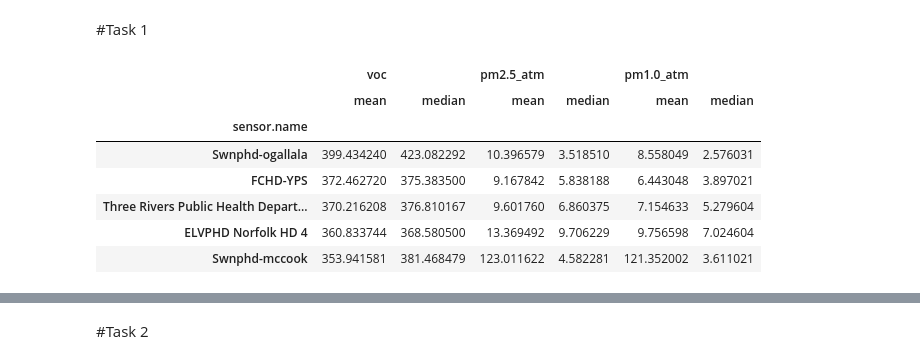
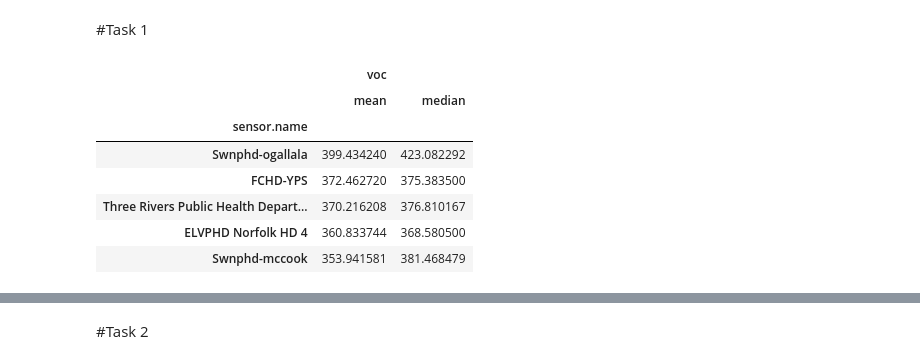
Before and after one commit to TessaS12/Project-1, a Jupyter notebook: CIVE202_P1Final_TessaSoukup.ipynb, the cells around one changed output, grey strips where cells are left out. Cells and saved outputs as stored; diff of their text form; code cells hidden in the pictures.

```diff
--- a/CIVE202_P1Final_TessaSoukup.ipynb
+++ b/CIVE202_P1Final_TessaSoukup.ipynb
@@ -6,21 +6,21 @@ air_data = pd.DataFrame(air_data)
 # %% [markdown]
 #Task 1
 # %%
+#grouping measurements by location, and finding mean and median
 concentration_summary = air_data.groupby(['sensor.name']).agg({
                     'voc': ['mean','median'],
                     'pm2.5_atm': ['mean','median'],
-                    'pm1.0_atm': ['mean','median']})
-
-highest_concentration = concentration_summary.sort_values(by = ('voc', 'mean'), ascending = False)
-
-highest_concentration.head(5)
-#concentration_summary
+                    'pm10.0_atm': ['mean','median']})
+#isolating VOC and printing
+highest_voc_concentration = concentration_summary.sort_values(by = ('voc', 'mean'), ascending = False)
+highest_voc_concentration = highest_voc_concentration[['voc']]
+highest_voc_concentration.head(5)
 # %% [output]
-|  | voc |  | pm2.5_atm |  | pm1.0_atm |  |
-|  | mean | median | mean | median | mean | median |
-| sensor.name |  |  |  |  |  |  |
-| Swnphd-ogallala | 399.434240 | 423.082292 | 10.396579 | 3.518510 | 8.558049 | 2.576031 |
-| FCHD-YPS | 372.462720 | 375.383500 | 9.167842 | 5.838188 | 6.443048 | 3.897021 |
-| Three Rivers Public Health Depart... | 370.216208 | 376.810167 | 9.601760 | 6.860375 | 7.154633 | 5.279604 |
-| ELVPHD Norfolk HD 4 | 360.833744 | 368.580500 | 13.369492 | 9.706229 | 9.756598 | 7.024604 |
-| Swnphd-mccook | 353.941581 | 381.468479 | 123.011622 | 4.582281 | 121.352002 | 3.611021 |
+|  | voc |  |
+|  | mean | median |
+| sensor.name |  |  |
+| Swnphd-ogallala | 399.434240 | 423.082292 |
+| FCHD-YPS | 372.462720 | 375.383500 |
+| Three Rivers Public Health Depart... | 370.216208 | 376.810167 |
+| ELVPHD Norfolk HD 4 | 360.833744 | 368.580500 |
+| Swnphd-mccook | 353.941581 | 381.468479 |
```
Also changed, not shown: parts of 7 cells of this notebook.
